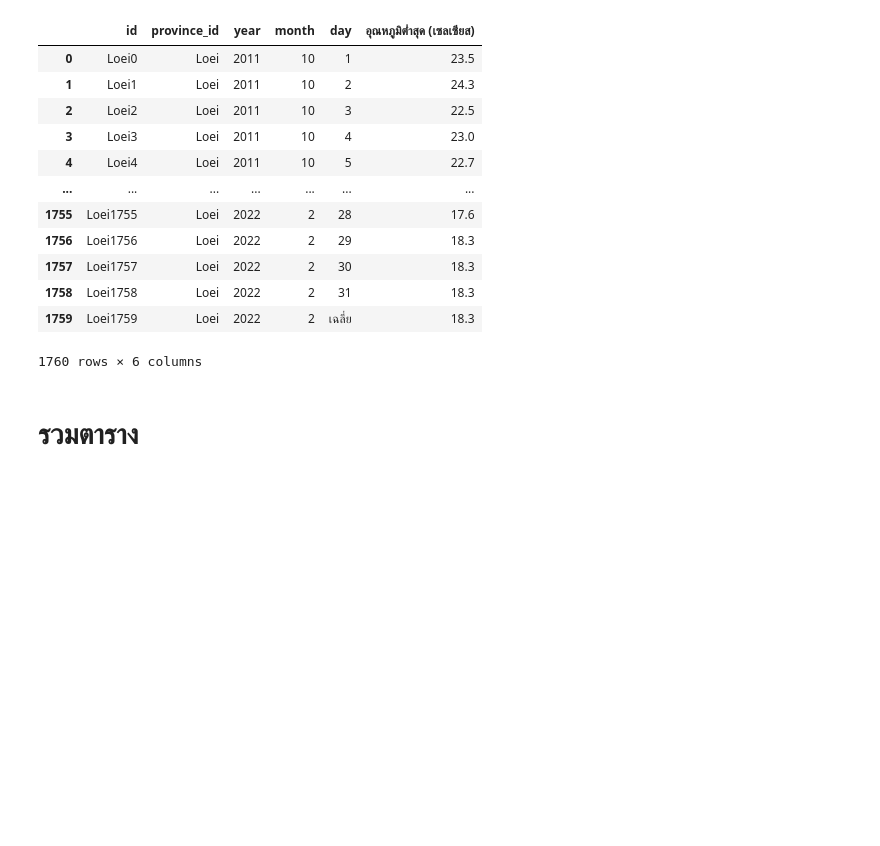
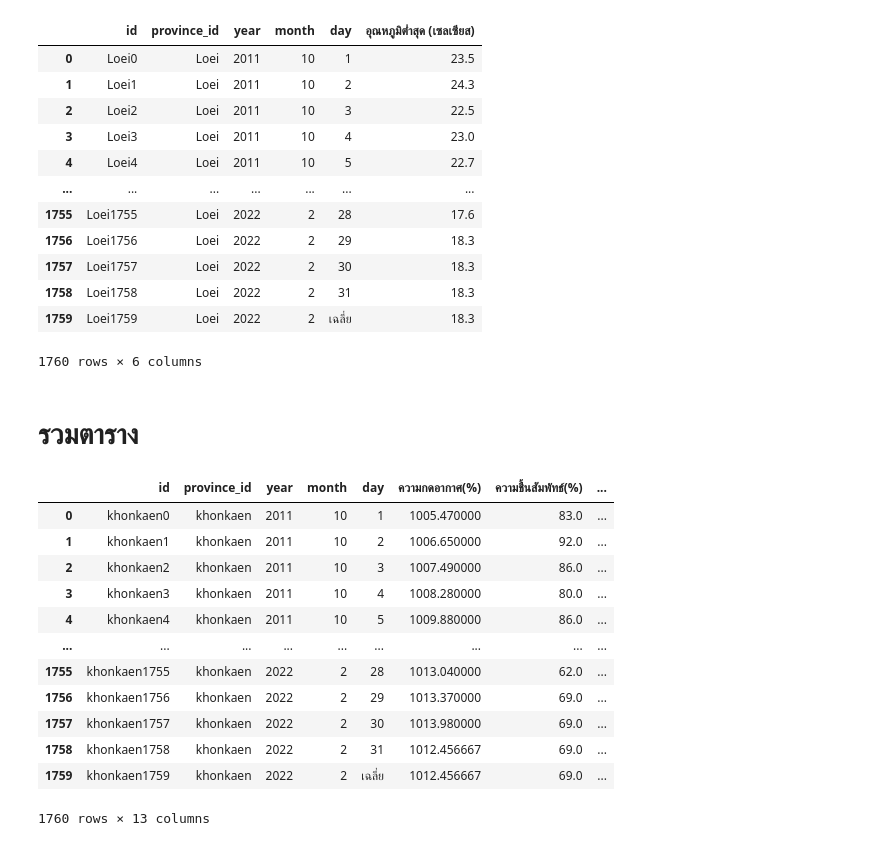
Before and after one commit to Aingon14/BSC_DPDM23, a Jupyter notebook: midterm_bscdpdm23.ipynb, the cells around one changed output. Saved outputs shown, nothing was run; the diff lists cells and outputs as text; code cells hidden in the pictures; blank space fills up the shorter version.

```diff
--- a/midterm_bscdpdm23.ipynb
+++ b/midterm_bscdpdm23.ipynb
@@ -3243,3 +3243,35 @@ See the caveats in the documentation: https://pandas.pydata.org/pandas-docs/stab
 1760 rows × 6 columns
 # %% [markdown]
 # รวมตาราง
+# %%
+# จ.ขอนแก่น
+kk1 = press_kk_las[['id','province_id','year','month','day','ความกดอากาศ(%)']]
+kk2 =  hum_kk_las[['id','ความชื้นสัมพัทธ์(%)']]
+kk3 =   wind_kk_las[['id','ความเร็วลม (นอต)']]
+kk4 =  cloud_kk_las[['id','จำนวนเมฆ (10ส่วน)']]
+kk5 =   dew_kk_las[['id','อุณหภูมิจุดน้ำค้าง (เซลเซียส)']]
+kk6 = dry_kk_las[['id','อุณหภูมิตุ้มแห้ง (เซลเซียส)']]
+kk7 = low_kk_las[['id','อุณหภูมิต่ำสุด (เซลเซียส)']]
+kk8 =   rain_kk_las[['id','ปริมาณฝน (มิลลิเมตร)']]
+merged_kk = pd.merge(kk1, kk2, how='inner')
+merged_kk = pd.merge(merged_kk, kk3, how='inner')
+merged_kk = pd.merge(merged_kk, kk4, how='inner')
+merged_kk = pd.merge(merged_kk, kk5, how='inner')
+merged_kk = pd.merge(merged_kk, kk6, how='inner')
+merged_kk = pd.merge(merged_kk, kk7, how='inner')
+merged_kk = pd.merge(merged_kk, kk8, how='inner')
+merged_kk
+# %% [output]
+|  | id | province_id | year | month | day | ความกดอากาศ(%) | ความชื้นสัมพัทธ์(%) | ... |
+| 0 | khonkaen0 | khonkaen | 2011 | 10 | 1 | 1005.470000 | 83.0 | ... |
+| 1 | khonkaen1 | khonkaen | 2011 | 10 | 2 | 1006.650000 | 92.0 | ... |
+| 2 | khonkaen2 | khonkaen | 2011 | 10 | 3 | 1007.490000 | 86.0 | ... |
+| 3 | khonkaen3 | khonkaen | 2011 | 10 | 4 | 1008.280000 | 80.0 | ... |
+| 4 | khonkaen4 | khonkaen | 2011 | 10 | 5 | 1009.880000 | 86.0 | ... |
+| ... | ... | ... | ... | ... | ... | ... | ... | ... |
+| 1755 | khonkaen1755 | khonkaen | 2022 | 2 | 28 | 1013.040000 | 62.0 | ... |
+| 1756 | khonkaen1756 | khonkaen | 2022 | 2 | 29 | 1013.370000 | 69.0 | ... |
+| 1757 | khonkaen1757 | khonkaen | 2022 | 2 | 30 | 1013.980000 | 69.0 | ... |
+| 1758 | khonkaen1758 | khonkaen | 2022 | 2 | 31 | 1012.456667 | 69.0 | ... |
+| 1759 | khonkaen1759 | khonkaen | 2022 | 2 | เฉลี่ย | 1012.456667 | 69.0 | ... |
+1760 rows × 13 columns
```
Also changed, not shown: parts of 6 cells of this notebook.
